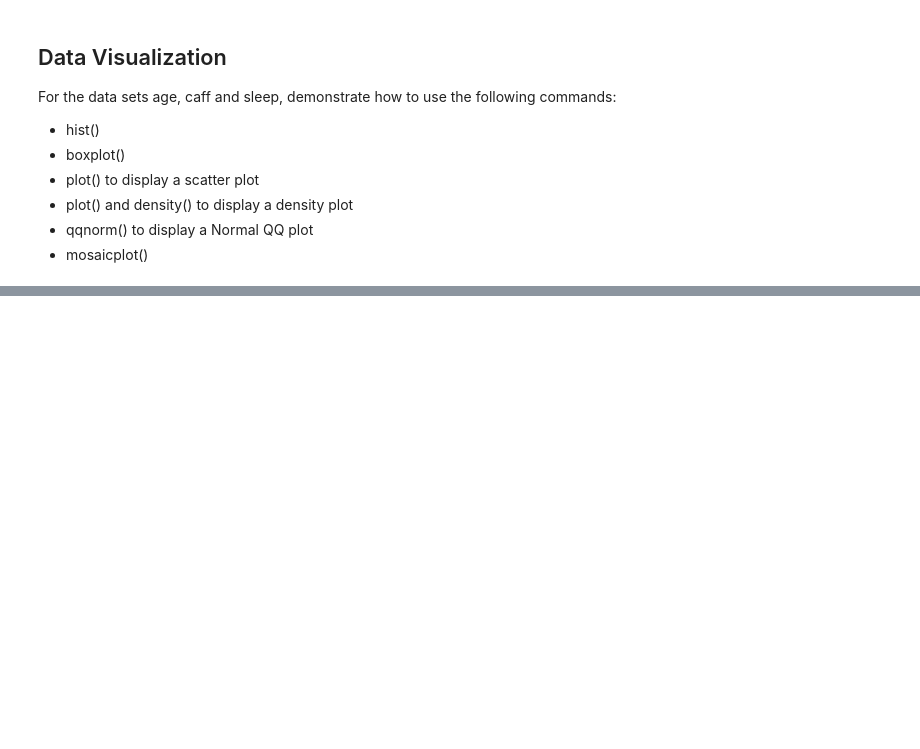
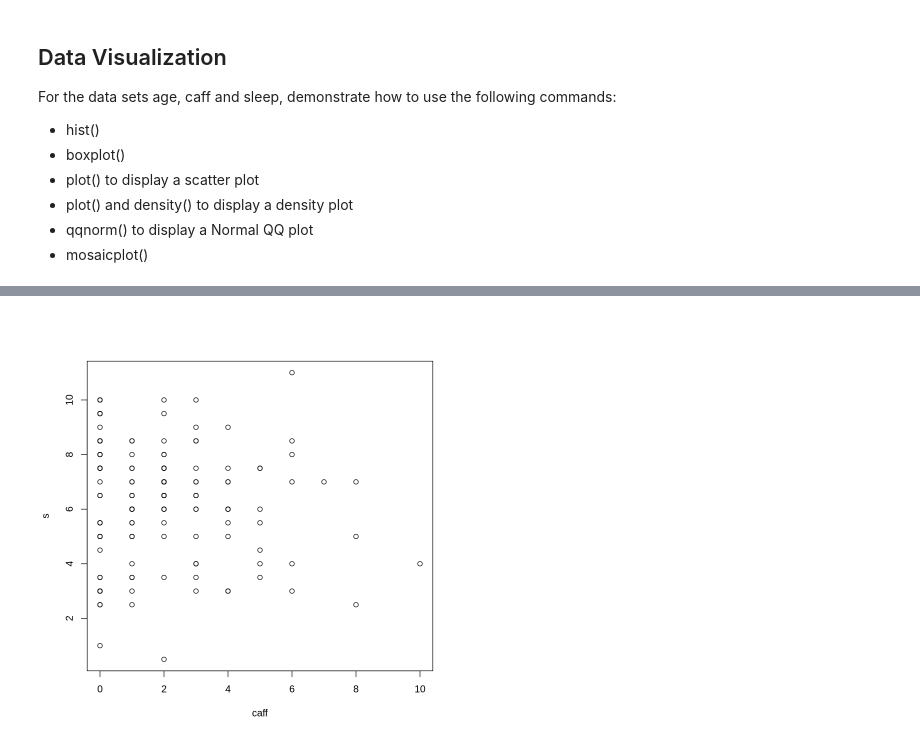
Before and after one commit to UNGdatascience/3350, a Jupyter notebook: S0_Intro_Data_Descriptives_Graphics.ipynb, the cells around one changed output, grey strips where cells are left out. Saved outputs shown, nothing was run; the diff lists cells and outputs as text; code cells hidden in the pictures; blank space fills up the shorter version.

```diff
--- a/S0_Intro_Data_Descriptives_Graphics.ipynb
+++ b/S0_Intro_Data_Descriptives_Graphics.ipynb
@@ -74,0 +145,4 @@ For the data sets age, caff and sleep, demonstrate how to use the following comm
+# %%
+plot(caff, s)
+# %% [output]
+[figure, added]
```
Also changed, not shown: parts of 20 cells of this notebook, 7 other files.
